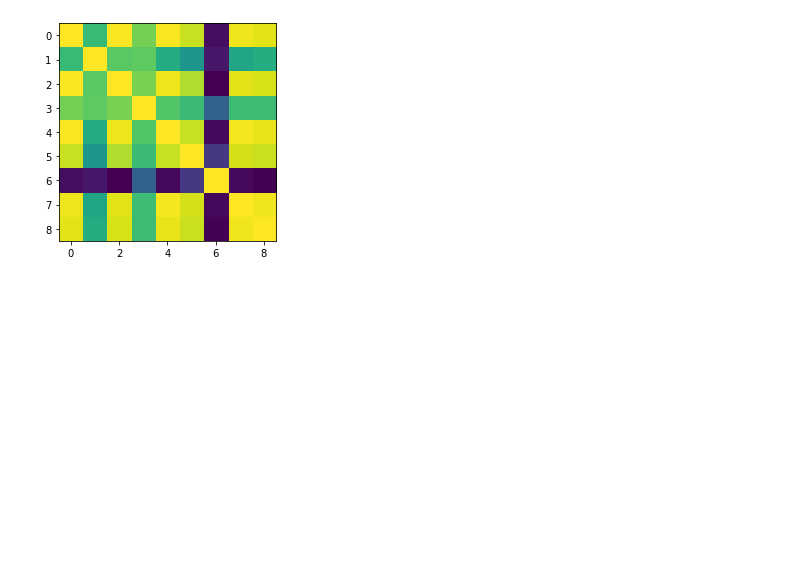
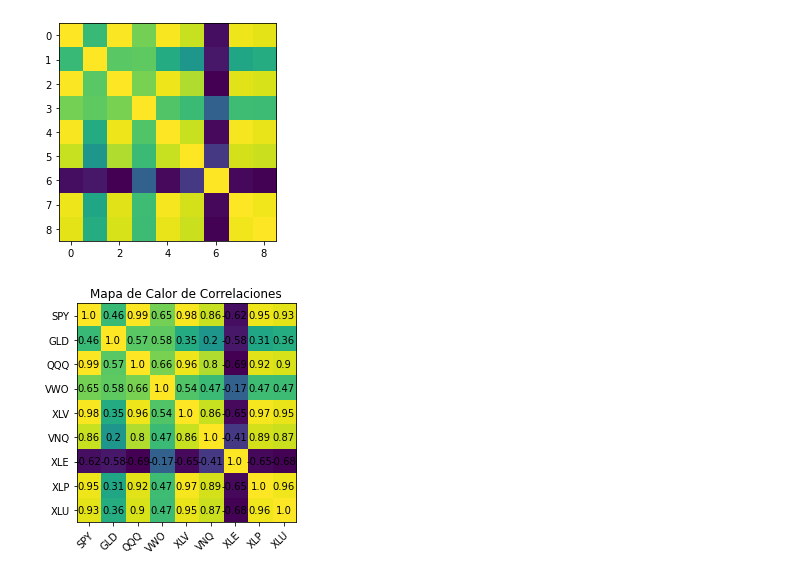
Before and after one commit to lismarcarolinacamacho/PYTHON, a Jupyter notebook: numpy_financial.ipynb, the cells around one changed output. Drawn from its saved outputs; the diff is of its cells as text; code cells hidden in the pictures; blank space fills up the shorter version.

```diff
--- a/numpy_financial.ipynb
+++ b/numpy_financial.ipynb
@@ -165,23 +163,30 @@ dataframe_cierre.to_excel('dataframe_cierre.xlsx')
 # %%
 correlations.to_excel('correlacion.xlsx')
 # %%
+#plot
 
+import matplotlib.pyplot as plt
+fig, ax = plt.subplots()
+im = ax.imshow(correlations)
 # mostrar tickers
 ax.set_xticks(np.arange(len(tickers)))
 ax.set_yticks(np.arange(len(tickers)))
 
 #label
 ax.set_xticklabels(tickers)
 ax.set_yticklabels(tickers)
 
 # rotar tick label
 plt.setp(ax.get_xticklabels(), rotation=45, ha="right",
          rotation_mode="anchor")
 
 #crear anotaciones de texto
 for i in range(len(tickers)):
   for j in range(len(tickers)):
     text= ax.text(j,i, round(correlations.loc[tickers[i]][tickers[j]],2),
     ha="center", va="center", color="black")
-ax.set_title("Mapa de Color de Correlaciones")
+ax.set_title("Mapa de Calor de Correlaciones")
 fig.tight_layout()
+plt.show()
+# %% [output]
+[figure, added]
```
Also changed, not shown: parts of 3 cells of this notebook.
